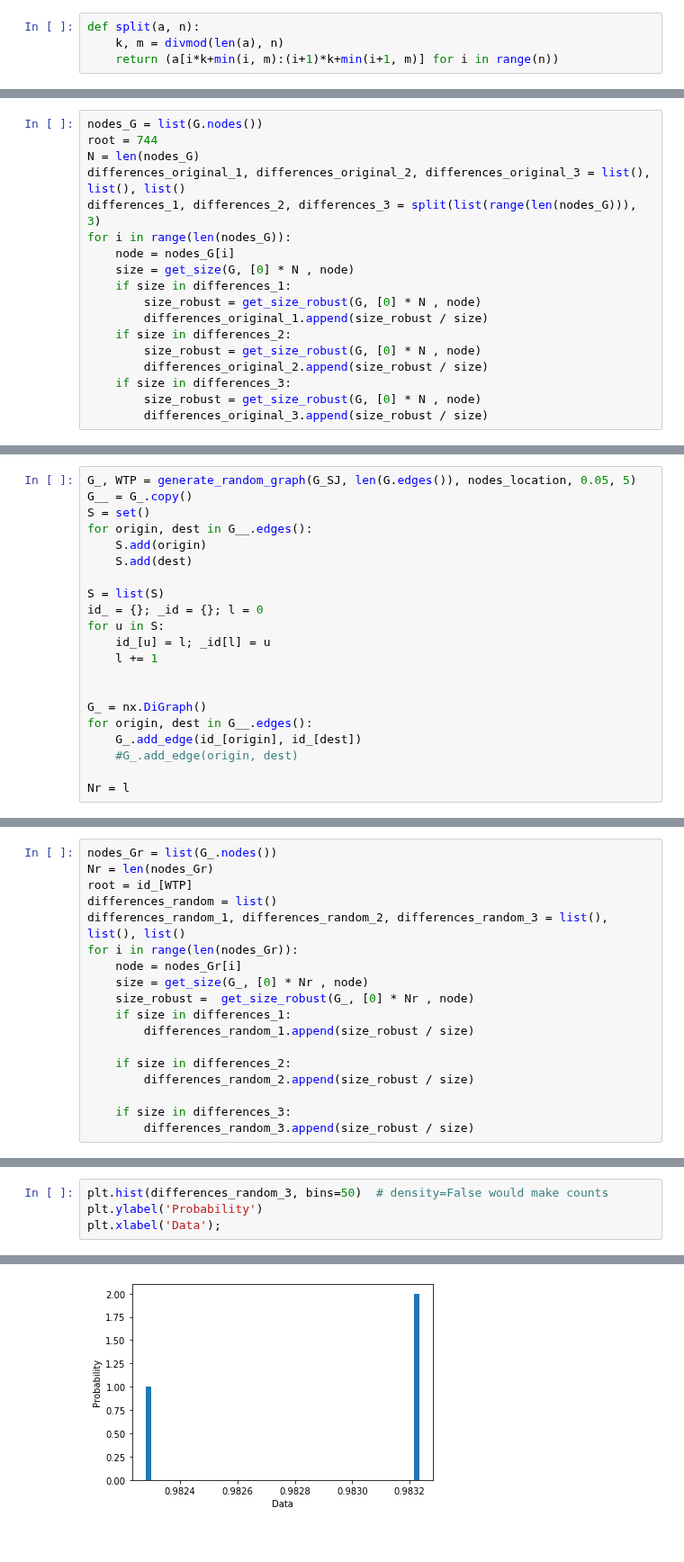
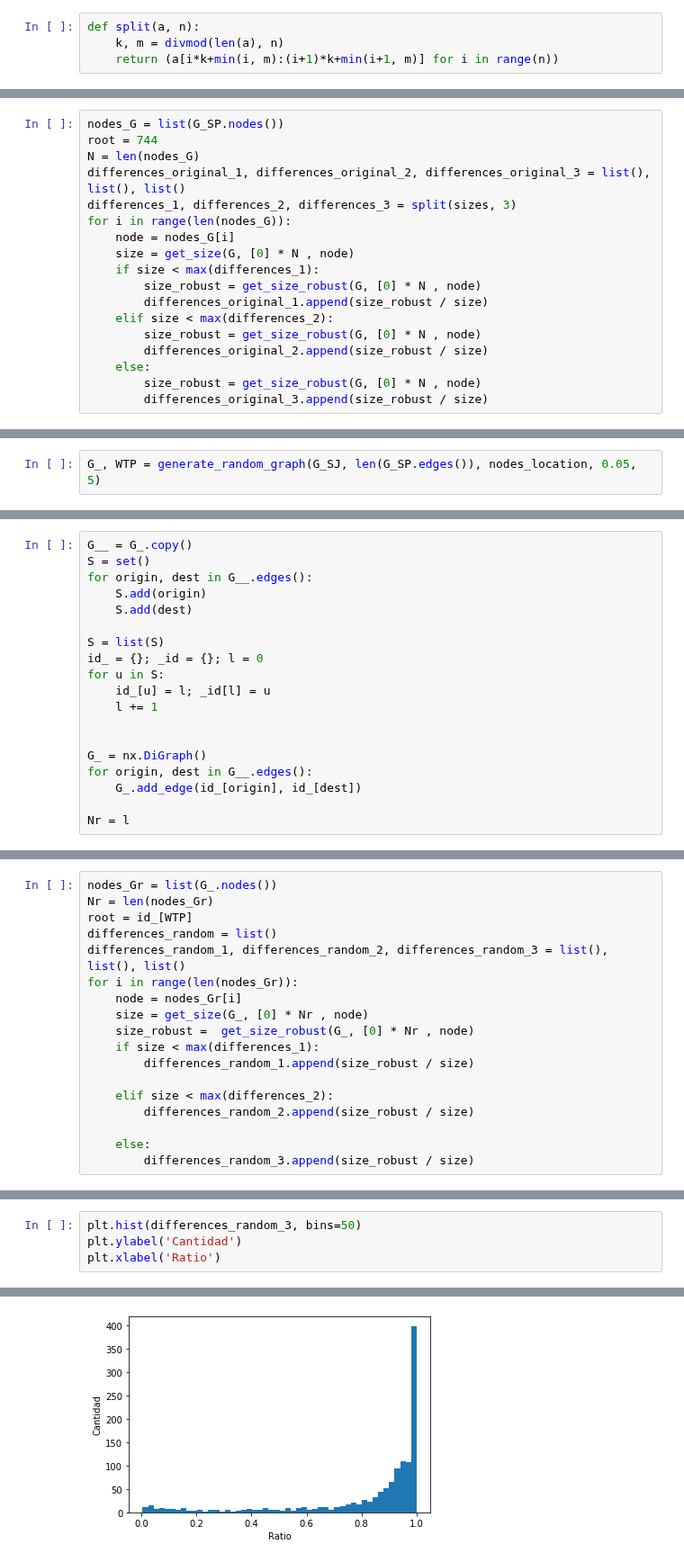
Before and after one commit to josebaboun/Alcantarillado-COVID, a Jupyter notebook: Otros archivos/Tree_generation.ipynb, the cells around one changed output, grey strips where cells are left out. Shown at 90% size. Saved outputs shown, nothing was run; the diff lists cells and outputs as text.

```diff
--- a/Otros archivos/Tree_generation.ipynb
+++ b/Otros archivos/Tree_generation.ipynb
@@ -398,19 +436,19 @@ def split(a, n):
 # %%
-nodes_G = list(G.nodes())
+nodes_G = list(G_SP.nodes())
 root = 744
 N = len(nodes_G)
 differences_original_1, differences_original_2, differences_original_3 = list(), list(), list()
-differences_1, differences_2, differences_3 = split(list(range(len(nodes_G))), 3)
+differences_1, differences_2, differences_3 = split(sizes, 3)
 for i in range(len(nodes_G)):
     node = nodes_G[i]
     size = get_size(G, [0] * N , node)
-    if size in differences_1:
+    if size < max(differences_1):
         size_robust = get_size_robust(G, [0] * N , node)
         differences_original_1.append(size_robust / size)
-    if size in differences_2:
+    elif size < max(differences_2):
         size_robust = get_size_robust(G, [0] * N , node)
         differences_original_2.append(size_robust / size)
-    if size in differences_3:
+    else:
         size_robust = get_size_robust(G, [0] * N , node)
         differences_original_3.append(size_robust / size)
 # %%
@@ -436,0 +477,2 @@ Text(0.5, 0, 'Data')
+# %%
+G_, WTP = generate_random_graph(G_SJ, len(G_SP.edges()), nodes_location, 0.05, 5)
@@ -437,5 +483,4 @@ Text(0.5, 0, 'Data')
 # %%
-G_, WTP = generate_random_graph(G_SJ, len(G.edges()), nodes_location, 0.05, 5)
 G__ = G_.copy()
 S = set()
 for origin, dest in G__.edges():
@@ -452,6 +497,5 @@ for u in S:
 G_ = nx.DiGraph()
 for origin, dest in G__.edges():
     G_.add_edge(id_[origin], id_[dest])
-    #G_.add_edge(origin, dest)
 
 Nr = l
@@ -465,13 +520,13 @@ for i in range(len(nodes_Gr)):
     node = nodes_Gr[i]
     size = get_size(G_, [0] * Nr , node)
     size_robust =  get_size_robust(G_, [0] * Nr , node)
-    if size in differences_1:
+    if size < max(differences_1):
         differences_random_1.append(size_robust / size)
 
-    if size in differences_2:
+    elif size < max(differences_2):
         differences_random_2.append(size_robust / size)
 
-    if size in differences_3:
+    else:
         differences_random_3.append(size_robust / size)
 # %%
 plt.hist(differences_random_1, bins=50)  # density=False would make counts
@@ -488,5 +545,5 @@ plt.xlabel('Data');
 # %%
-plt.hist(differences_random_3, bins=50)  # density=False would make counts
-plt.ylabel('Probability')
-plt.xlabel('Data');
+plt.hist(differences_random_3, bins=50)
+plt.ylabel('Cantidad')
+plt.xlabel('Ratio')
 # %% [output]
@@ -493 +551 @@ plt.xlabel('Data');
-[figure, old version]
+[figure, new version]
```
Also changed, not shown: parts of 26 cells of this notebook.
